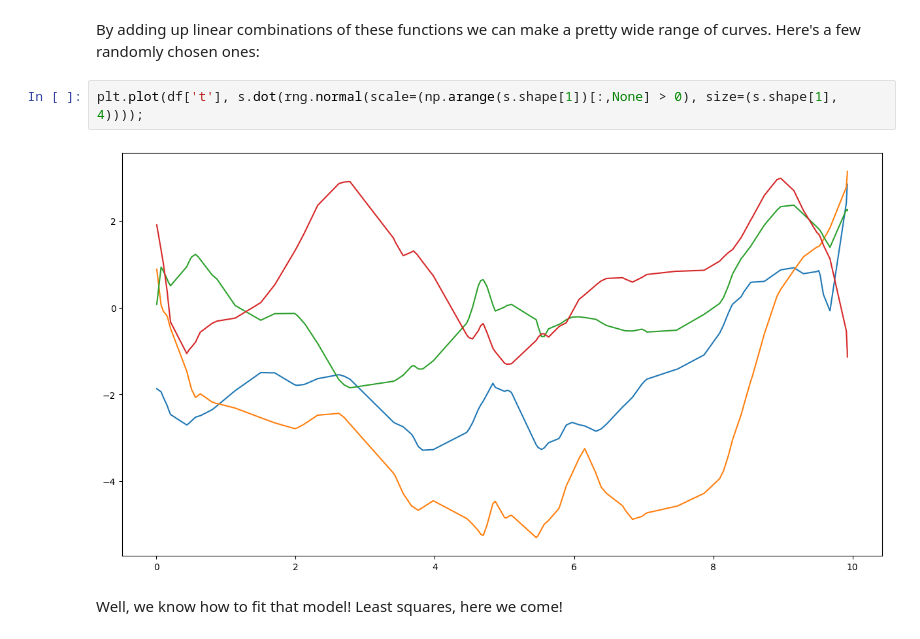
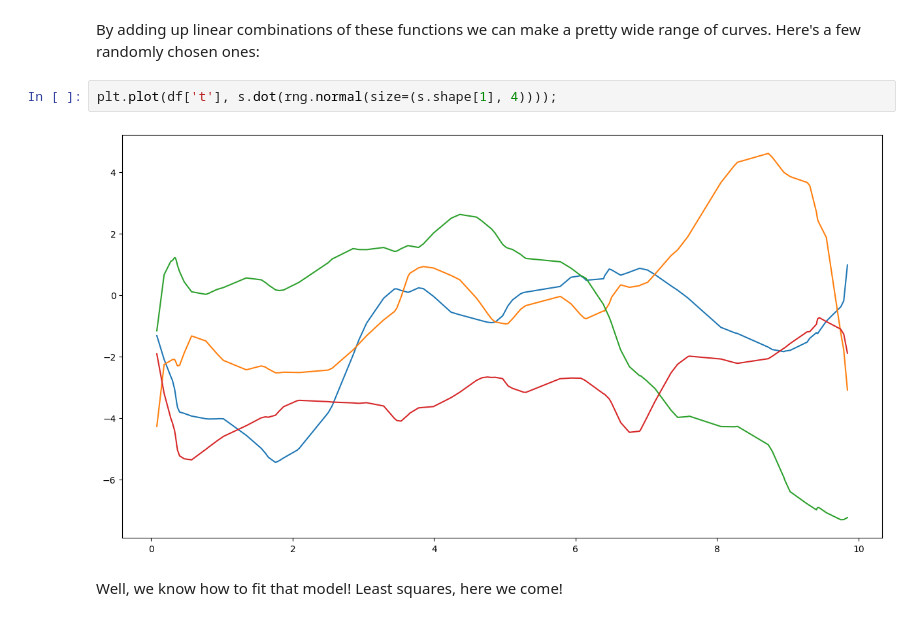
Before and after one commit to UOdsci/dsci345, a Jupyter notebook: class_material/slides/Week_10_Ill_posedness.ipynb, the cells around one changed output. Saved outputs shown, nothing was run; the diff lists cells and outputs as text.

```diff
--- a/class_material/slides/Week_10_Ill_posedness.ipynb
+++ b/class_material/slides/Week_10_Ill_posedness.ipynb
@@ -83,9 +83,9 @@ By adding up linear combinations of these functions
 we can make a pretty wide range of curves.
 Here's a few randomly chosen ones:
 # %%
-plt.plot(df['t'], s.dot(rng.normal(scale=(np.arange(s.shape[1])[:,None] > 0), size=(s.shape[1], 4))));
+plt.plot(df['t'], s.dot(rng.normal(size=(s.shape[1], 4))));
 # %% [output]
-[figure, old version]
+[figure, new version]
 # %% [markdown]
 Well, we know how to fit that model!
 Least squares, here we come!
```
Also changed, not shown: parts of 11 cells of this notebook, 2 other files.
